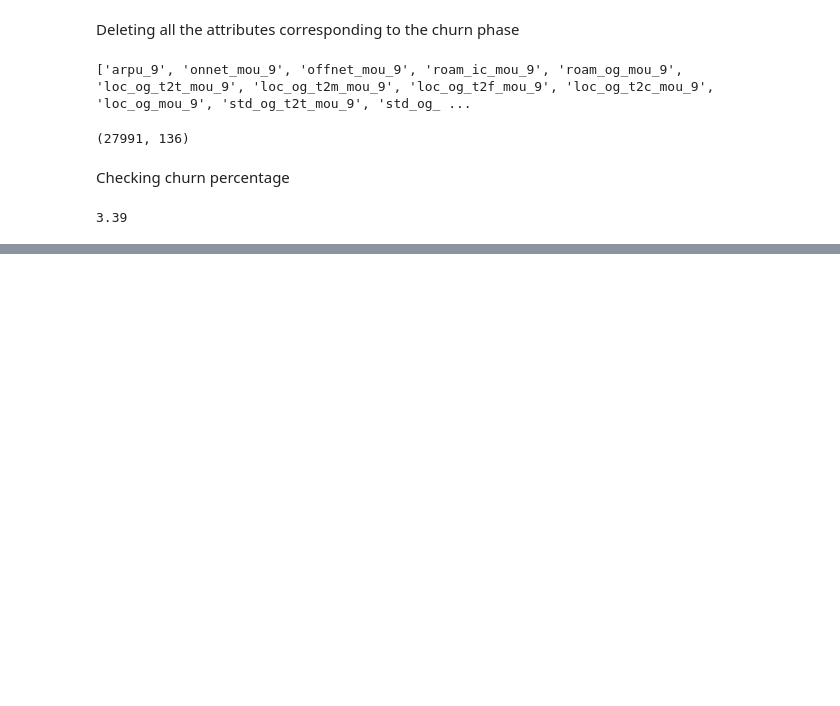
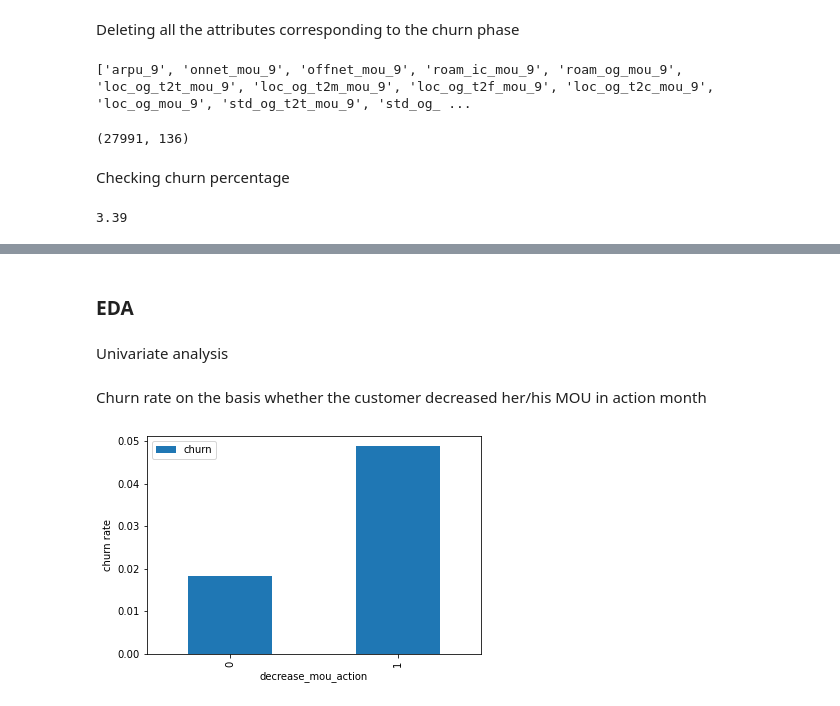
Before and after one commit to sumeet1396/Telecom-churn-case-study, a Jupyter notebook: telecom-churn.ipynb, the cells around one changed output, grey strips where cells are left out. Cells and saved outputs as stored; diff of their text form; code cells hidden in the pictures; blank space fills up the shorter version.

```diff
--- a/telecom-churn.ipynb
+++ b/telecom-churn.ipynb
@@ -451,0 +608,6 @@ round(100*(telecomDataFrame['churn'].mean()),2)
+# %%
+# Difference of good and action phase VBC
+data['diff_vbc'] = data['avg_vbc_3g_action'] - data['jun_vbc_3g']
+# %%
+# Checking whether the VBC has decreased on the action month
+data['decrease_vbc_action'] = np.where(data['diff_vbc'] < 0 , 1, 0)
@@ -451,0 +623,18 @@ round(100*(telecomDataFrame['churn'].mean()),2)
+# %% [markdown]
+### EDA
+# %% [markdown]
+Univariate analysis
+# %% [markdown]
+Churn rate on the basis whether the customer decreased her/his MOU in action month
+# %%
+# Converting churn column to int in order to do aggfunc in the pivot table
+data['churn'] = data['churn'].astype('int64')
+# %%
+def funPivotTable(dt):
+    data.pivot_table(values='churn', index=dt, aggfunc='mean').plot.bar()
+    plt.ylabel('churn rate')
+    plt.show()
+# %%
+funPivotTable('decrease_mou_action')
+# %% [output]
+[figure, added]
```
Also changed, not shown: parts of 115 cells of this notebook.
